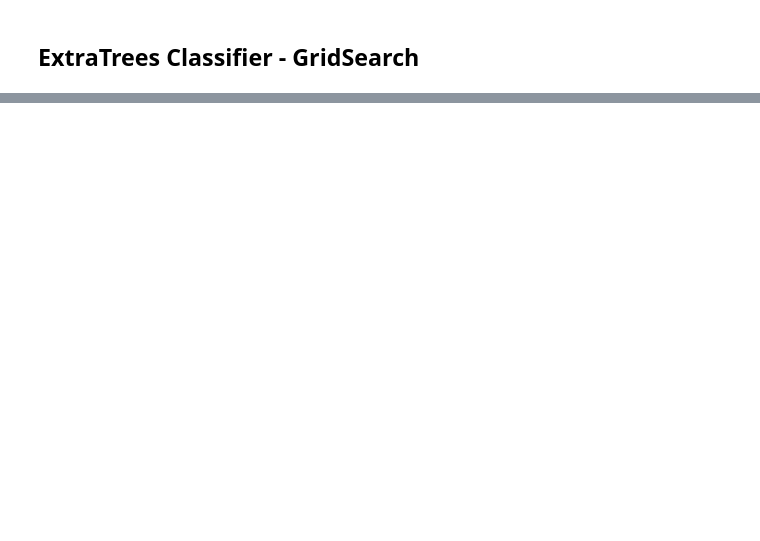
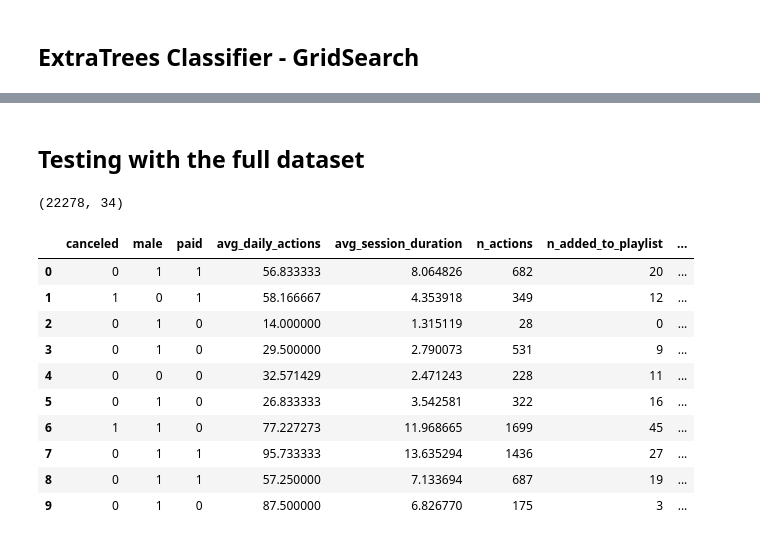
Before and after one commit to brunowdev/sparkify, a Jupyter notebook: Sklearn - Test.ipynb, the cells around one changed output, grey strips where cells are left out. Drawn from its saved outputs; the diff is of its cells as text; code cells hidden in the pictures; blank space fills up the shorter version.

Commit message:
Sklearn test with the full dataset

```diff
--- a/Sklearn - Test.ipynb
+++ b/Sklearn - Test.ipynb
@@ -632,3 +632,28 @@ Fitting 3 folds for each of 49500 candidates, totalling 148500 fits
 train_gs_extra_trees.csv saved.
 |  | accuracy | precision | recall | auc | binary | beta | tp | fn | fp | tn | y_test | ... |
 | 0 | 0.802548 | 0.580645 | 0.5 | 0.696281 | 0.537313 | 0.514286 | 18 | 18 | 13 | 108 | [0, 1, 0, 0, 0, 0, 0, 0, 0, 0, 0,... | ... |
+# %% [markdown]
+## Testing with the full dataset
+# %%
+data = pd.read_csv('sparkify_data_full_dataset_final.csv')
+
+pd.set_option('use_inf_as_na', True)
+data = data.dropna()
+data = data.drop(list(filter(lambda c: len(c) == 2, data.columns)), axis = 1)
+
+print(data.shape)
+
+data.head(10)
+# %% [output]
+(22278, 34)
+|  | canceled | male | paid | avg_daily_actions | avg_session_duration | n_actions | n_added_to_playlist | ... |
+| 0 | 0 | 1 | 1 | 56.833333 | 8.064826 | 682 | 20 | ... |
+| 1 | 1 | 0 | 1 | 58.166667 | 4.353918 | 349 | 12 | ... |
+| 2 | 0 | 1 | 0 | 14.000000 | 1.315119 | 28 | 0 | ... |
+| 3 | 0 | 1 | 0 | 29.500000 | 2.790073 | 531 | 9 | ... |
+| 4 | 0 | 0 | 0 | 32.571429 | 2.471243 | 228 | 11 | ... |
+| 5 | 0 | 1 | 0 | 26.833333 | 3.542581 | 322 | 16 | ... |
+| 6 | 1 | 1 | 0 | 77.227273 | 11.968665 | 1699 | 45 | ... |
+| 7 | 0 | 1 | 1 | 95.733333 | 13.635294 | 1436 | 27 | ... |
+| 8 | 0 | 1 | 1 | 57.250000 | 7.133694 | 687 | 19 | ... |
+| 9 | 0 | 1 | 0 | 87.500000 | 6.826770 | 175 | 3 | ... |
```
Also changed, not shown: parts of 2 cells of this notebook.
